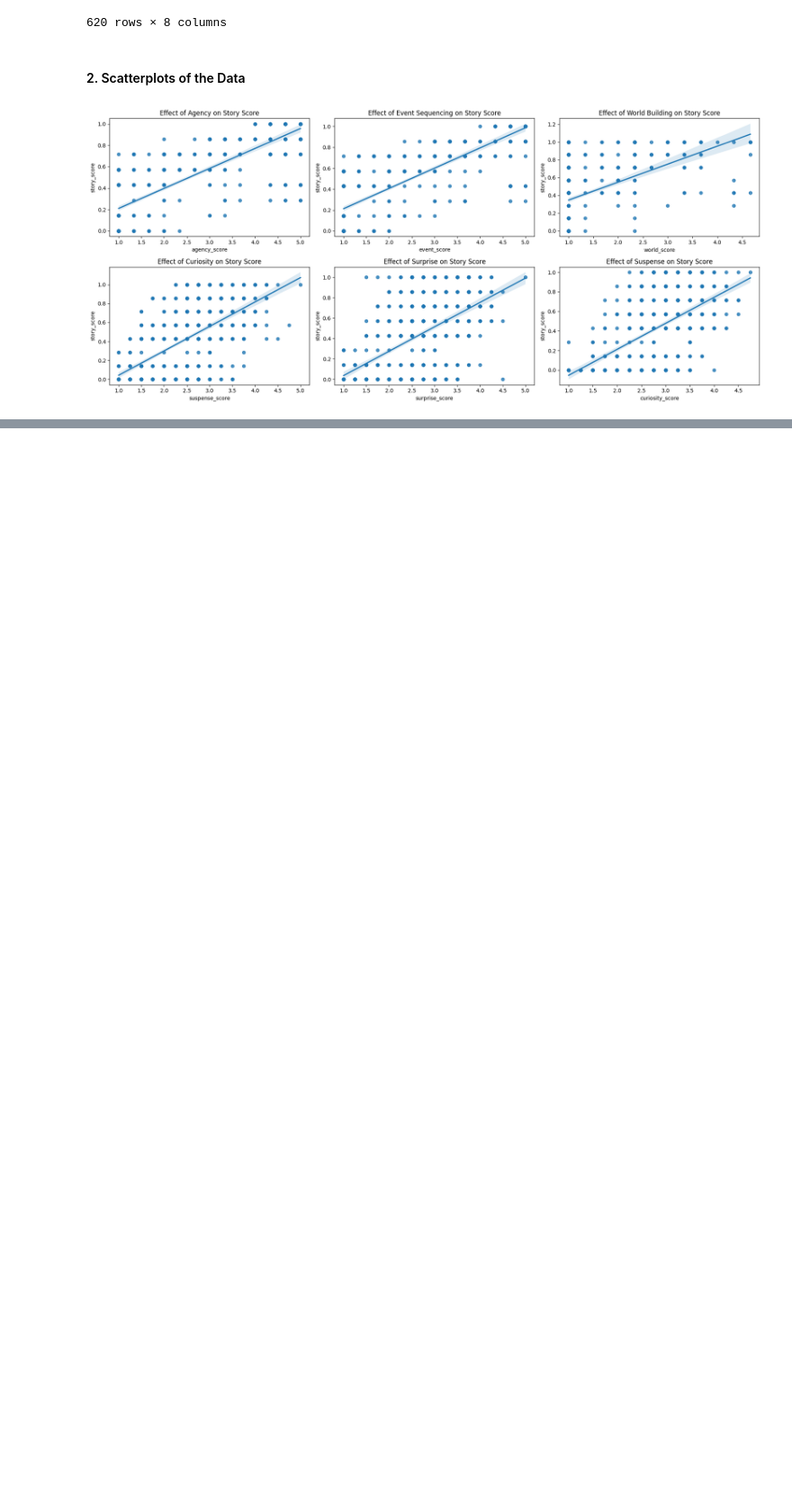
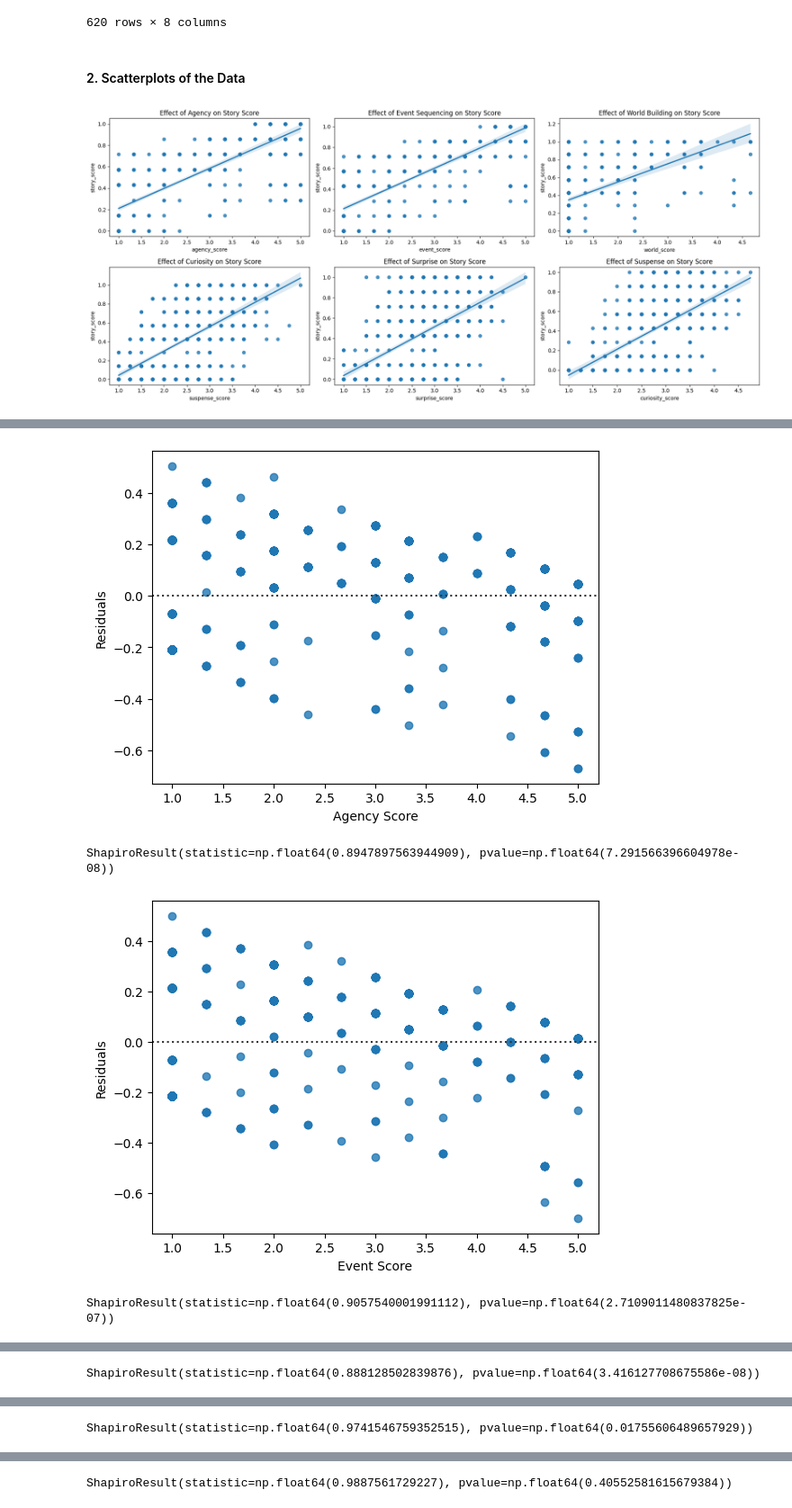
Before and after one commit to Cameron-Meinsma/assignment_2_analysing_data, a Jupyter notebook: assignment_2.ipynb, the cells around one changed output, grey strips where cells are left out. Shown at 90% size. Saved outputs shown, nothing was run; the diff lists cells and outputs as text; code cells hidden in the pictures; blank space fills up the shorter version.

```diff
--- a/assignment_2.ipynb
+++ b/assignment_2.ipynb
@@ -94,0 +123,36 @@ event_score: Coefficient (Slope): 0.1852531830625699 | Intercept: 0.036387500494
+# %%
+for independent_variable in independent_variables:
+    # Create a Linear Regression model
+    lr = LinearRegression()
+    lr.fit(x, y)
+
+    # Calculate the r^2 score
+    X_train, X_test, y_train, y_test = train_test_split(x, y, test_size=0.2, random_state=42)
+    y_pred = lr.predict(X_test)
+# %%
+for independent_variable in independent_variables:
+    sns.residplot(x=independent_variable, y='story_score', data=df_change_my_view)
+    plt.xlabel(re.sub('_', ' ', independent_variable).title())
+    plt.ylabel("Residuals")
+    plt.show()
+
+    # Assign independent variable
+    x = df_change_my_view[[independent_variable]]
+    # Assign dependent variable
+    y = df_change_my_view['story_score']
+
+    # Create a Linear Regression model
+    lr = LinearRegression()
+    lr.fit(x, y)
+
+    # Calculate the residuals
+    X_train, X_test, y_train, y_test = train_test_split(x, y, test_size=0.2, random_state=42)
+    results = lr.predict(X_test)
+    residuals = results - y_test
+    shapiro_test = stats.shapiro(residuals)
+    print(shapiro_test)
+# %% [output]
+[figure, added]
+ShapiroResult(statistic=np.float64(0.8947897563944909), pvalue=np.float64(7.291566396604978e-08))
+[figure, added]
+ShapiroResult(statistic=np.float64(0.9057540001991112), pvalue=np.float64(2.7109011480837825e-07))
@@ -94,0 +160 @@ event_score: Coefficient (Slope): 0.1852531830625699 | Intercept: 0.036387500494
+ShapiroResult(statistic=np.float64(0.888128502839876), pvalue=np.float64(3.416127708675586e-08))
@@ -94,0 +162 @@ event_score: Coefficient (Slope): 0.1852531830625699 | Intercept: 0.036387500494
+ShapiroResult(statistic=np.float64(0.9741546759352515), pvalue=np.float64(0.01755606489657929))
@@ -94,0 +164 @@ event_score: Coefficient (Slope): 0.1852531830625699 | Intercept: 0.036387500494
+ShapiroResult(statistic=np.float64(0.9887561729227), pvalue=np.float64(0.40552581615679384))
```
Also changed, not shown: parts of 6 cells of this notebook.
